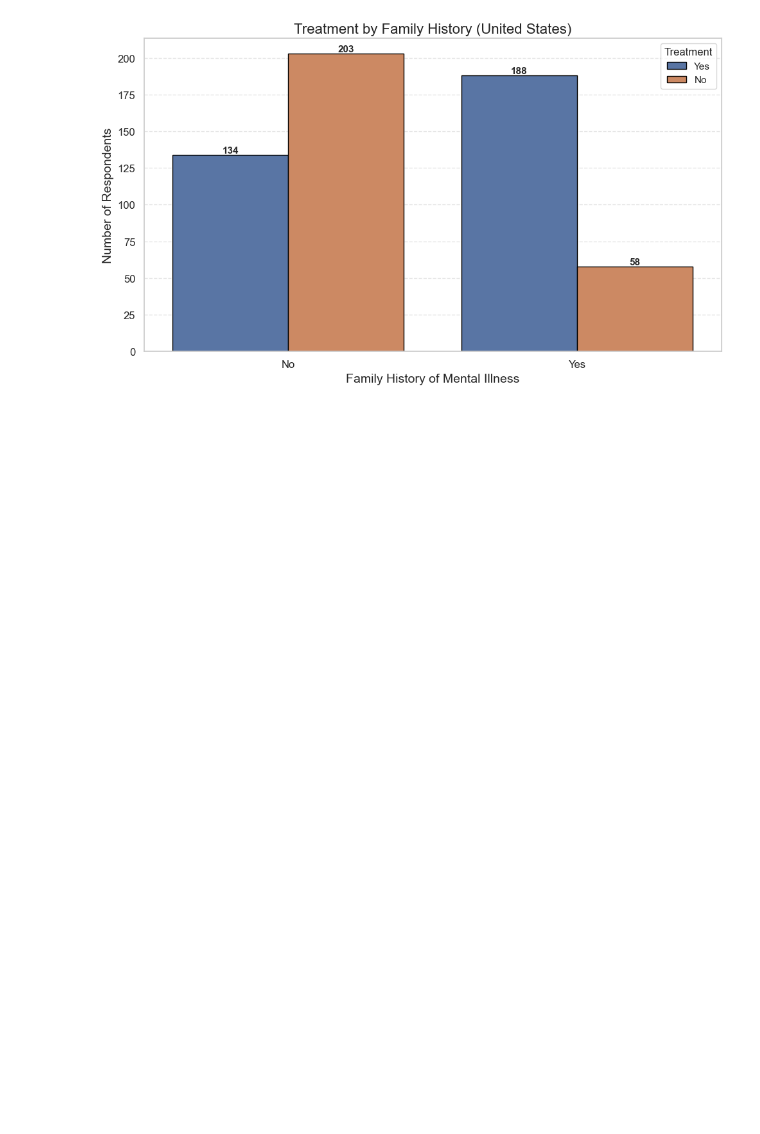
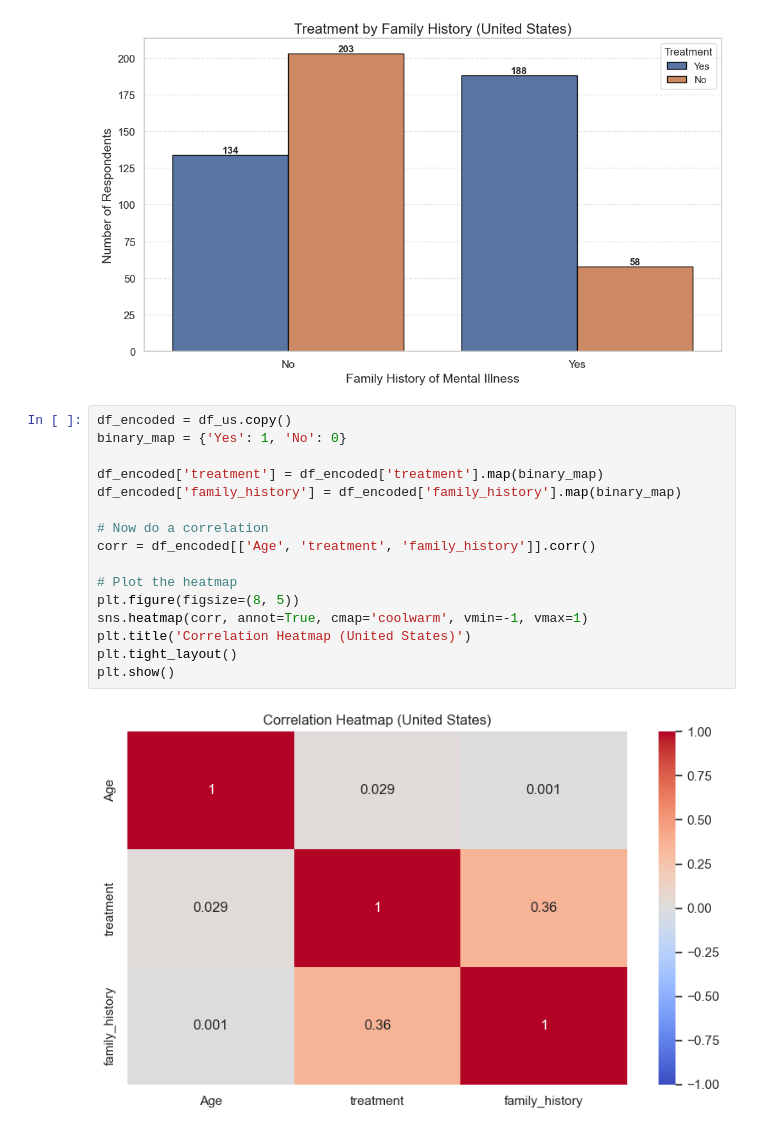
Before and after one commit to markchweya/DSA2040A_DataMining_Group1, a Jupyter notebook: DSA2040A_DataMining_Group1/notebooks/2_exploratory_analysis.ipynb, the cells around one changed output. Saved outputs shown, nothing was run; the diff lists cells and outputs as text; blank space fills up the shorter version.

```diff
--- a/DSA2040A_DataMining_Group1/notebooks/2_exploratory_analysis.ipynb
+++ b/DSA2040A_DataMining_Group1/notebooks/2_exploratory_analysis.ipynb
@@ -275,3 +275,21 @@ plt.tight_layout()
 plt.show()
 # %% [output]
 [figure]
+# %%
+df_encoded = df_us.copy()
+binary_map = {'Yes': 1, 'No': 0}
+
+df_encoded['treatment'] = df_encoded['treatment'].map(binary_map)
+df_encoded['family_history'] = df_encoded['family_history'].map(binary_map)
+
+# Now do a correlation
+corr = df_encoded[['Age', 'treatment', 'family_history']].corr()
+
+# Plot the heatmap
+plt.figure(figsize=(8, 5))
+sns.heatmap(corr, annot=True, cmap='coolwarm', vmin=-1, vmax=1)
+plt.title('Correlation Heatmap (United States)')
+plt.tight_layout()
+plt.show()
+# %% [output]
+[figure, added]
```
Also changed, not shown: parts of 1 cell of this notebook.
